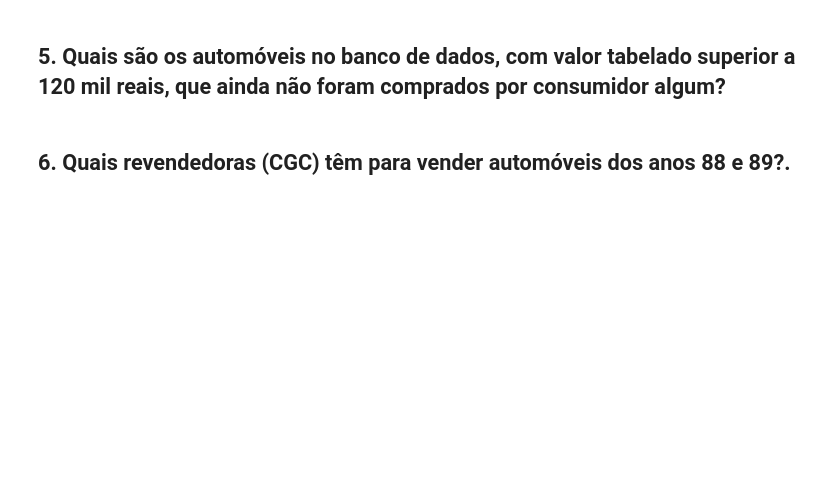
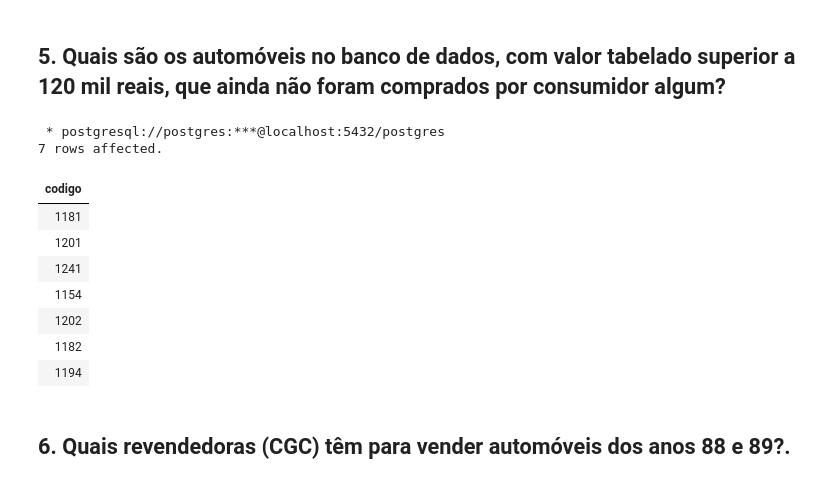
Before and after one commit to maloisio/postgrad-software-engineering, a Jupyter notebook: sprint_1_fullstack/db/BD_Aula1.ipynb, the cells around one changed output. Cells and saved outputs as stored; diff of their text form; code cells hidden in the pictures; blank space fills up the shorter version.

```diff
--- a/sprint_1_fullstack/db/BD_Aula1.ipynb
+++ b/sprint_1_fullstack/db/BD_Aula1.ipynb
@@ -177,2 +233,20 @@ UsageError: %%sql is a cell magic, but the cell body is empty. Did you mean the
+# %%
+%%sql
+
+SELECT codigo
+FROM automoveis
+WHERE preco_tabela > 120000
+AND codigo NOT IN (SELECT codigo FROM negocios)
+# %% [output]
+ * postgresql://postgres:***@localhost:5432/postgres
+7 rows affected.
+| codigo |
+| 1181 |
+| 1201 |
+| 1241 |
+| 1154 |
+| 1202 |
+| 1182 |
+| 1194 |
 # %% [markdown]
 ## 6. Quais revendedoras (CGC) têm para vender automóveis dos anos 88 e 89?.
```
Also changed, not shown: parts of 11 cells of this notebook.
